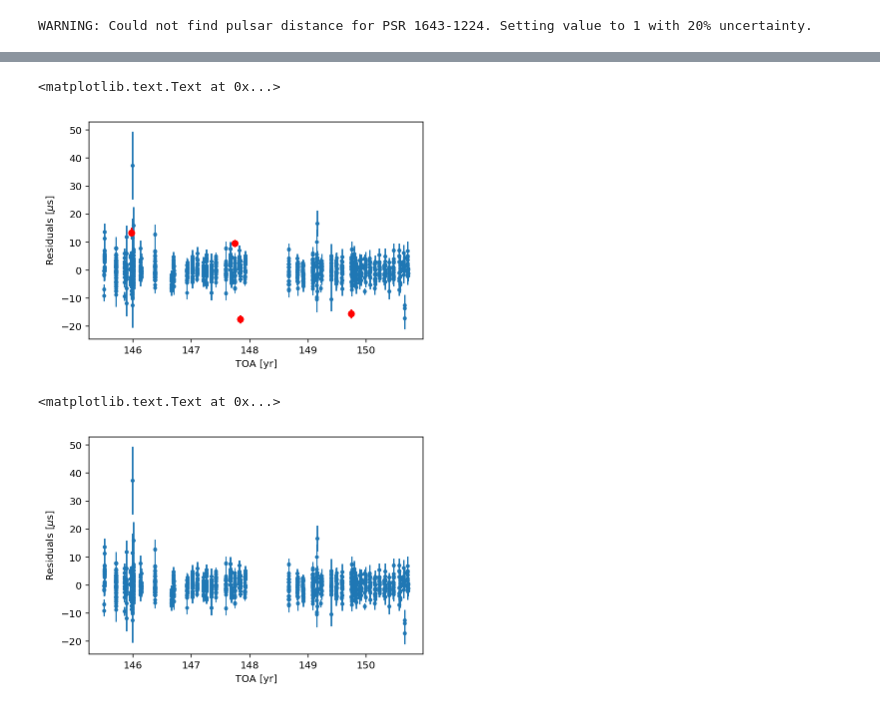
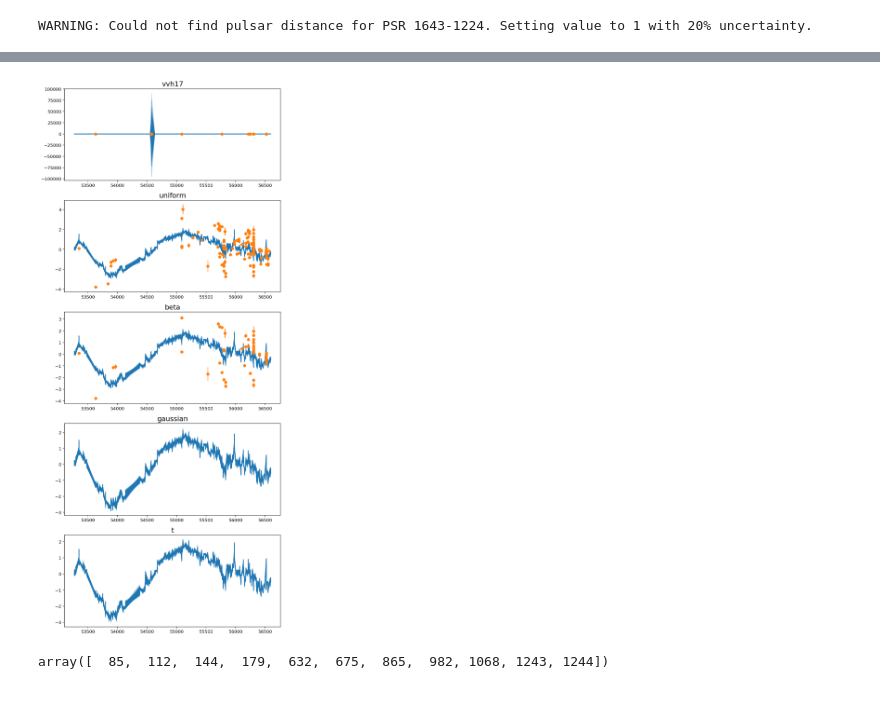
Before and after one commit to aniwl/gibbs_student_t, a Jupyter notebook: gibbs_likelihood.ipynb, the cells around one changed output, grey strips where cells are left out. Cells and saved outputs as stored; diff of their text form; code cells hidden in the pictures.

```diff
--- a/gibbs_likelihood.ipynb
+++ b/gibbs_likelihood.ipynb
@@ -772,0 +865,13 @@ plt.tight_layout()
+# %%
+labels = ['vvh17', 'uniform', 'beta', 'gaussian', 't']
+plt.figure(figsize=(15,3*37))
+for md, label in zip(mdls, labels):
+    pars = sorted([par.name for par in md.params])
+    out = np.flatnonzero(md.zchain.mean(axis=0)>0.90)
+    print label, len(out)
+    for ii in range(54):
+        plt.subplot(27,2,ii+1)
+        plt.hist(md.bchain[300:,ii], bins='auto', normed=True, histtype='step', lw=2, label=label)
+        #plt.title(pars[ii])
+plt.tight_layout()
+plt.savefig('b_pars_t.pdf', bbox_inches='tight')
@@ -773,19 +885,24 @@ plt.tight_layout()
+# %%
+plt.figure(figsize=(8,3*6))
+ct = 0
+for md, label in zip(mdls, labels):
+    plt.subplot(5,1,ct+1)
+    Tmat = pta.get_basis()[0]
+    out = np.flatnonzero(md.zchain.mean(axis=0)>0.90)
+    for ii in range(500):
+        ind = np.random.randint(100, 10000)
+        plt.plot(psr.toas/86400, np.dot(Tmat, md.bchain[ind, :])*1e6, color='C0', alpha=0.2)
+    #plt.errorbar(psr.toas/86400, psr.residuals*1e6, psr.toaerrs*1e6, fmt='.', color='k')
+    if len(out) < len(psr.toas):
+        plt.errorbar(psr.toas[out]/86400, psr.residuals[out]*1e6, psr.toaerrs[out]*1e6, fmt='o', color='C1')
+    plt.title(label, fontsize=16)
+    ct += 1
+plt.tight_layout()
+#plt.savefig('waveform_t.pdf', bbox_inches='tight')
+# %% [output]
+[figure, added]
 # %%
-out = np.flatnonzero(gibbs.zchain.mean(axis=0)>0.80)
-nout = np.flatnonzero(gibbs.zchain.mean(axis=0)<0.8)
+out = np.flatnonzero(mdls[1].zchain.mean(axis=0)>0.9)
+out
+# %% [output]
+array([  85,  112,  144,  179,  632,  675,  865,  982, 1068, 1243, 1244])
-# %%
-plt.errorbar(psr.toas/3.16e7, psr.residuals*1e6, psr.toaerrs*1e6, fmt='.')
-plt.errorbar(psr.toas[out]/3.16e7, psr.residuals[out]*1e6, psr.toaerrs[out]*1e6, fmt='o', color='r')
-plt.xlabel('TOA [yr]')
-plt.ylabel('Residuals [$\mu$s]')
-#plt.ylim(-50,50)
-# %% [output]
-<matplotlib.text.Text at 0x...>
-[figure, removed]
-# %%
-plt.errorbar(psr.toas[nout]/3.16e7, psr.residuals[nout]*1e6, psr.toaerrs[nout]*1e6, fmt='.')
-plt.xlabel('TOA [yr]')
-plt.ylabel('Residuals [$\mu$s]')
-# %% [output]
-<matplotlib.text.Text at 0x...>
-[figure, removed]
```
Also changed, not shown: parts of 34 cells of this notebook, 6 other files.
